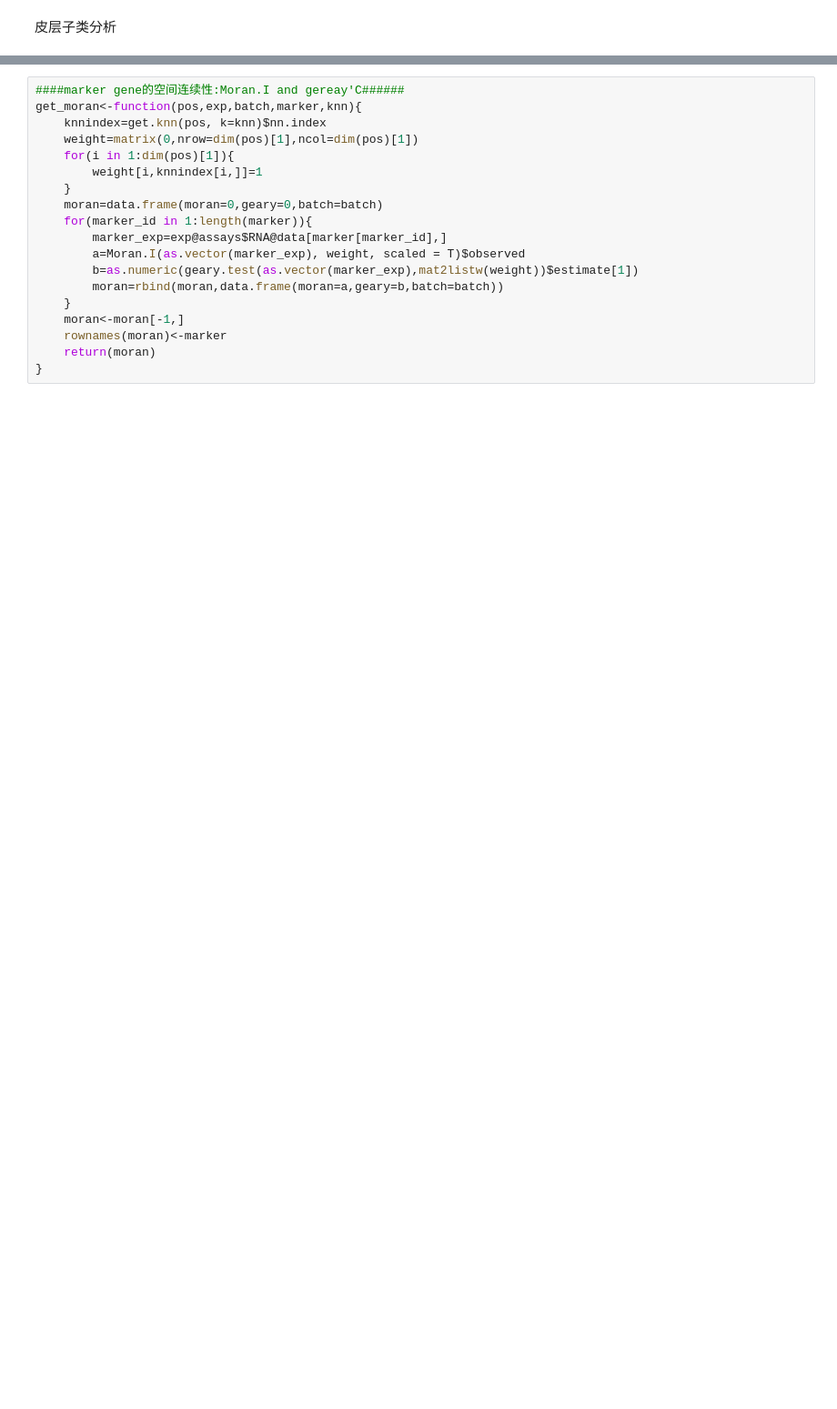
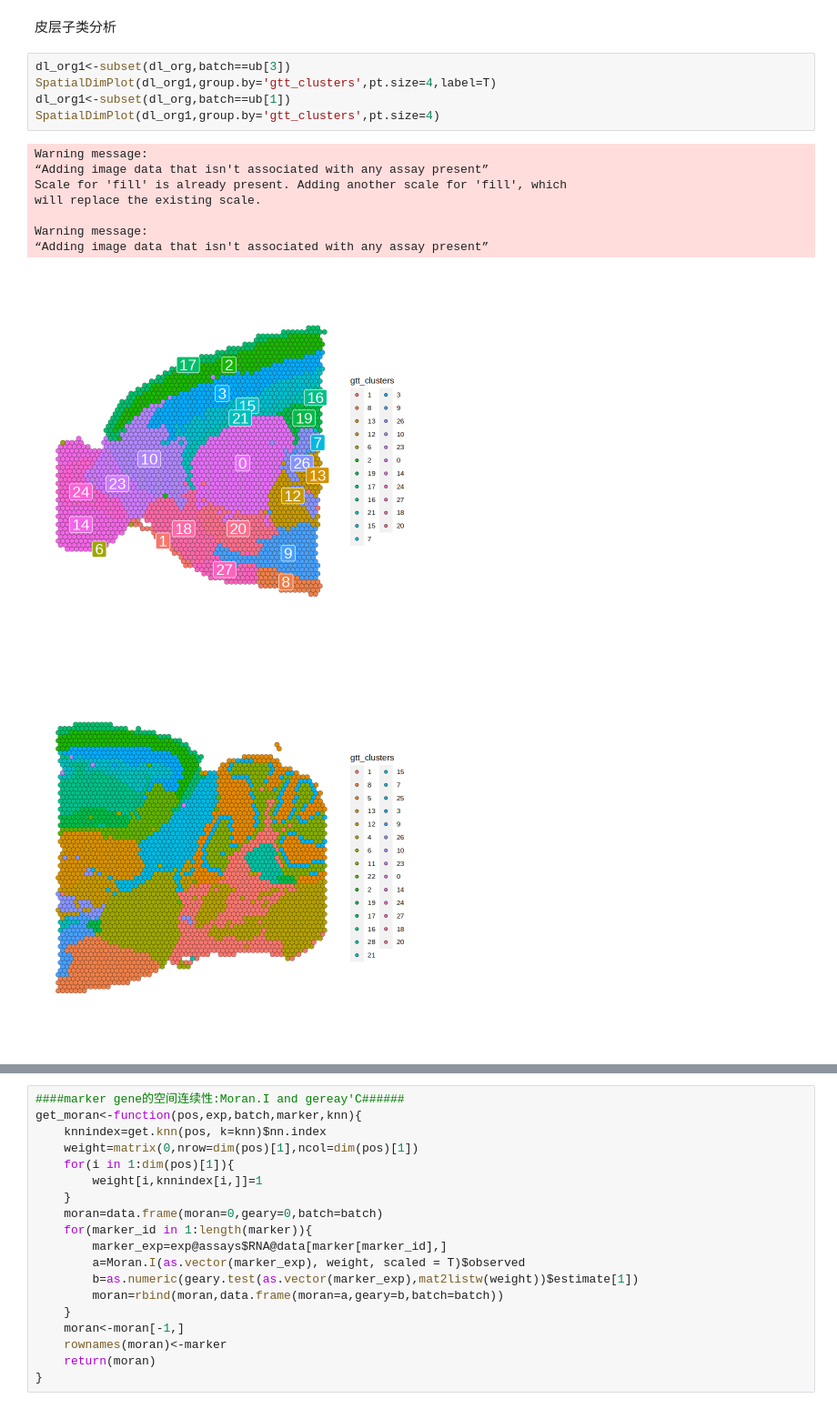
Before and after one commit to guott15/SPIRAL, a Jupyter notebook: Downstream/Downstream_Analysis_seurat.ipynb, the cells around one changed output, grey strips where cells are left out. Shown at 91% size. Cells and saved outputs as stored; diff of their text form; blank space fills up the shorter version.

```diff
--- a/Downstream/Downstream_Analysis_seurat.ipynb
+++ b/Downstream/Downstream_Analysis_seurat.ipynb
@@ -202,4 +222,19 @@ dl_seurat$gtt_clusters<-factor(dl_seurat$gtt_clusters,levels=uc)
 # %% [markdown]
 皮层子类分析
+# %%
+dl_org1<-subset(dl_org,batch==ub[3])
+SpatialDimPlot(dl_org1,group.by='gtt_clusters',pt.size=4,label=T)
+dl_org1<-subset(dl_org,batch==ub[1])
+SpatialDimPlot(dl_org1,group.by='gtt_clusters',pt.size=4)
+# %% [output]
+Warning message:
+“Adding image data that isn't associated with any assay present”
+Scale for 'fill' is already present. Adding another scale for 'fill', which
+will replace the existing scale.
+
+Warning message:
+“Adding image data that isn't associated with any assay present”
+[figure, added]
+[figure, added]
 # %%
 Idents(dl_org_cortex)<-dl_org_cortex$gtt_clusters
```
Also changed, not shown: parts of 25 cells of this notebook, 24 other files.
